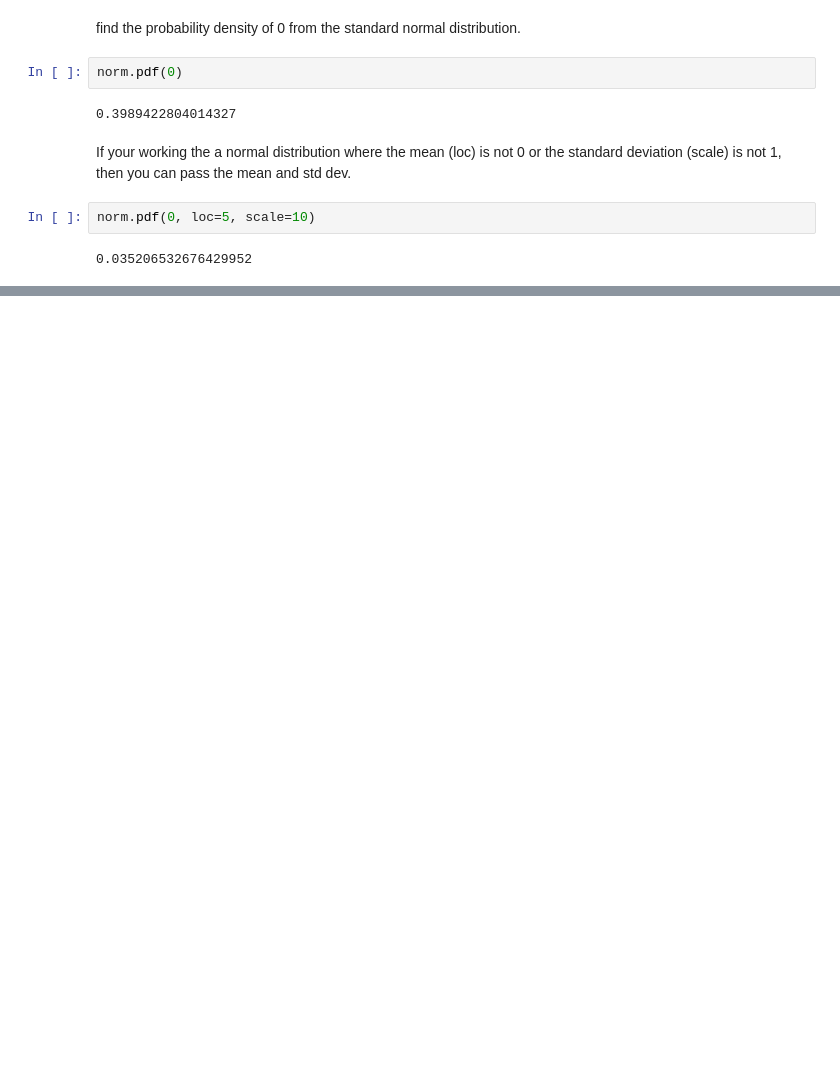
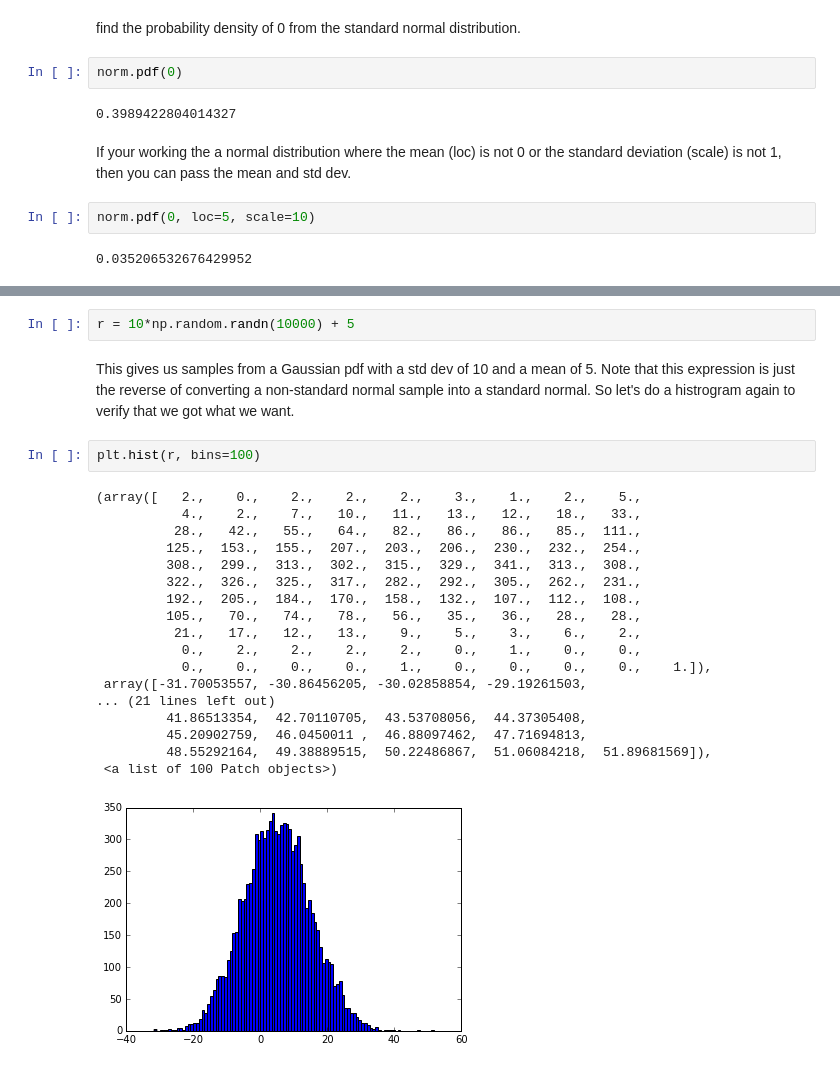
Before and after one commit to mjjw/python, a Jupyter notebook: deeplearningprerequisites.ipynb, the cells around one changed output, grey strips where cells are left out. Cells and saved outputs as stored; diff of their text form; blank space fills up the shorter version.

```diff
--- a/deeplearningprerequisites.ipynb
+++ b/deeplearningprerequisites.ipynb
@@ -1039,0 +1108,25 @@ norm.pdf(0, loc=5, scale=10)
+# %%
+r = 10*np.random.randn(10000) + 5
+# %% [markdown]
+This gives us samples from a Gaussian pdf with a std dev of 10 and a mean of 5. Note that this expression is just the reverse of converting a non-standard normal sample into a standard normal. So let's do a histrogram again to verify that we got what we want.
+# %%
+plt.hist(r, bins=100)
+# %% [output]
+(array([   2.,    0.,    2.,    2.,    2.,    3.,    1.,    2.,    5.,
+           4.,    2.,    7.,   10.,   11.,   13.,   12.,   18.,   33.,
+          28.,   42.,   55.,   64.,   82.,   86.,   86.,   85.,  111.,
+         125.,  153.,  155.,  207.,  203.,  206.,  230.,  232.,  254.,
+         308.,  299.,  313.,  302.,  315.,  329.,  341.,  313.,  308.,
+         322.,  326.,  325.,  317.,  282.,  292.,  305.,  262.,  231.,
+         192.,  205.,  184.,  170.,  158.,  132.,  107.,  112.,  108.,
+         105.,   70.,   74.,   78.,   56.,   35.,   36.,   28.,   28.,
+          21.,   17.,   12.,   13.,    9.,    5.,    3.,    6.,    2.,
+           0.,    2.,    2.,    2.,    2.,    0.,    1.,    0.,    0.,
+           0.,    0.,    0.,    0.,    1.,    0.,    0.,    0.,    0.,    1.]),
+ array([-31.70053557, -30.86456205, -30.02858854, -29.19261503,
+... (21 lines left out)
+         41.86513354,  42.70110705,  43.53708056,  44.37305408,
+         45.20902759,  46.0450011 ,  46.88097462,  47.71694813,
+         48.55292164,  49.38889515,  50.22486867,  51.06084218,  51.89681569]),
+ <a list of 100 Patch objects>)
+[figure, added]
```
Also changed, not shown: parts of 33 cells of this notebook.
